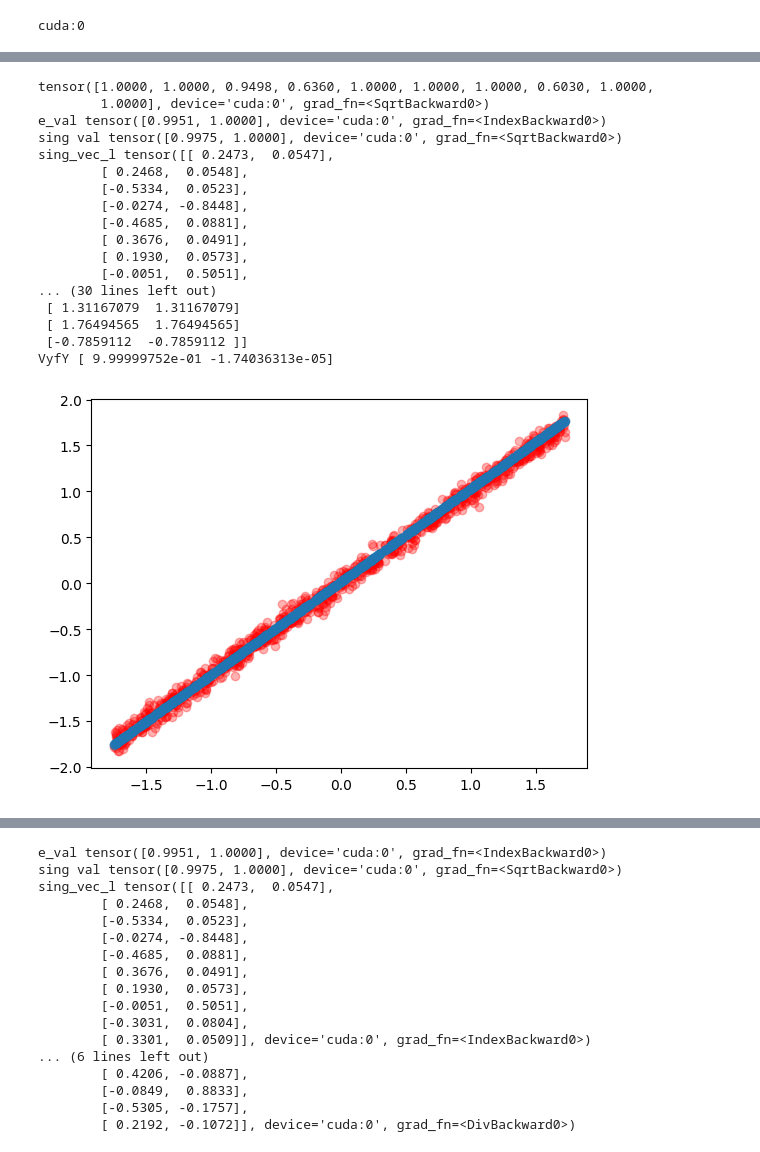
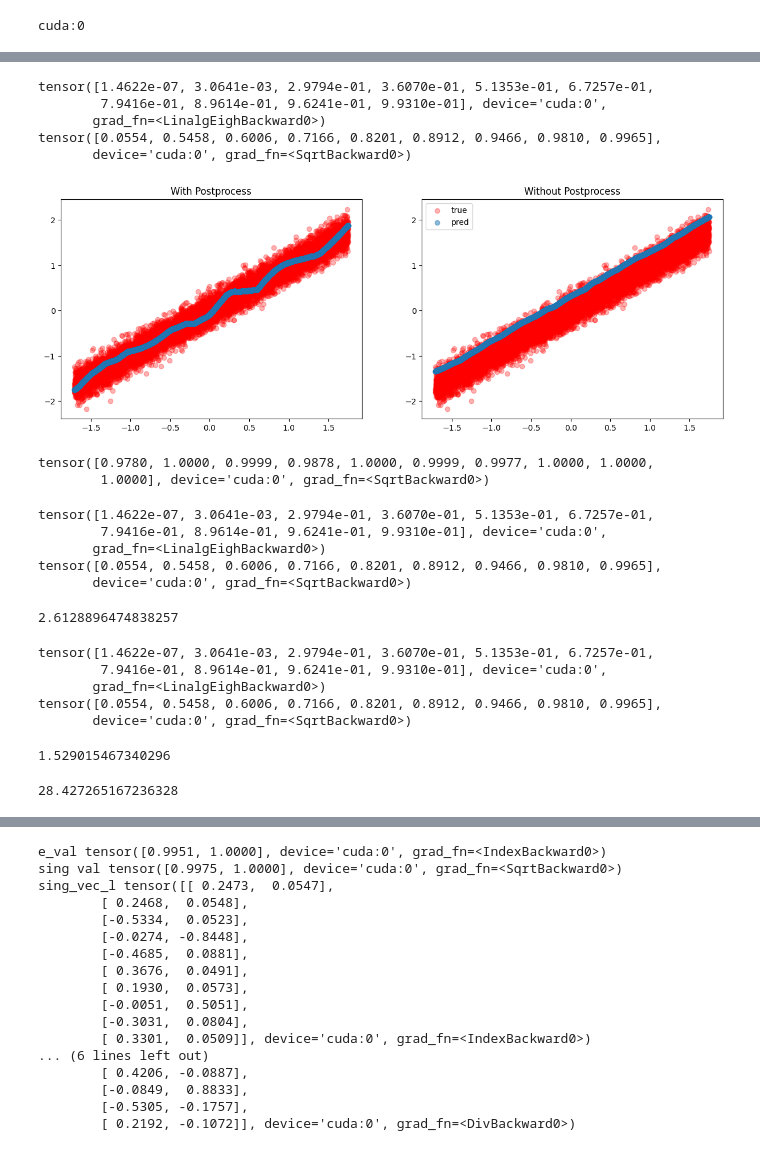
Before and after one commit to Danfoa/symm_rep_learn, a Jupyter notebook: NCP/examples/DeepSVD.ipynb, the cells around one changed output, grey strips where cells are left out. Cells and saved outputs as stored; diff of their text form; code cells hidden in the pictures.

```diff
--- a/NCP/examples/DeepSVD.ipynb
+++ b/NCP/examples/DeepSVD.ipynb
@@ -73,8 +67,8 @@ torch.manual_seed(0)
 config = {
     'input_shape': X_train.shape[-1],
     'output_shape': 10,
-    'n_hidden': 0,
-    'layer_size': 64,
+    'n_hidden': 2,
+    'layer_size': 128,
     'lr': 1e-3,
     'gamma': 0,
     'epochs':2e3,
@@ -106,25 +101,29 @@ plt.show()
-# %%
-pred = reg.predict(X_val).reshape(-1, 1)
-
-plt.scatter(X_val, Y_val, color='r', alpha=0.3)
-plt.scatter(X_val, pred, alpha=0.5)
-plt.show()
-# %% [output]
-tensor([1.0000, 1.0000, 0.9498, 0.6360, 1.0000, 1.0000, 1.0000, 0.6030, 1.0000,
-        1.0000], device='cuda:0', grad_fn=<SqrtBackward0>)
-e_val tensor([0.9951, 1.0000], device='cuda:0', grad_fn=<IndexBackward0>)
-sing val tensor([0.9975, 1.0000], device='cuda:0', grad_fn=<SqrtBackward0>)
-sing_vec_l tensor([[ 0.2473,  0.0547],
-        [ 0.2468,  0.0548],
-        [-0.5334,  0.0523],
-        [-0.0274, -0.8448],
-        [-0.4685,  0.0881],
-        [ 0.3676,  0.0491],
-        [ 0.1930,  0.0573],
-        [-0.0051,  0.5051],
-... (30 lines left out)
- [ 1.31167079  1.31167079]
- [ 1.76494565  1.76494565]
- [-0.7859112  -0.7859112 ]]
-VyfY [ 9.99999752e-01 -1.74036313e-05]
-[figure, removed]
+# %%
+fig, axs = plt.subplots(1,2, figsize=(15,5))
+
+ax=axs[0]
+pred = reg.predict(X_train, postprocessing=True).reshape(-1, 1)
+ax.scatter(X_train, Y_train, color='r', alpha=0.3, label='true')
+ax.scatter(X_train, pred, alpha=0.5, label = 'pred')
+ax.set_title('With Postprocess')
+
+ax=axs[1]
+pred = reg.predict(X_train, postprocessing=False).reshape(-1, 1)
+ax.scatter(X_train, Y_train, color='r', alpha=0.3, label='true')
+ax.scatter(X_train, pred, alpha=0.5, label = 'pred')
+ax.set_title('Without Postprocess')
+
+plt.legend()
+plt.show()
+# %% [output]
+tensor([1.4622e-07, 3.0641e-03, 2.9794e-01, 3.6070e-01, 5.1353e-01, 6.7257e-01,
+        7.9416e-01, 8.9614e-01, 9.6241e-01, 9.9310e-01], device='cuda:0',
+       grad_fn=<LinalgEighBackward0>)
+tensor([0.0554, 0.5458, 0.6006, 0.7166, 0.8201, 0.8912, 0.9466, 0.9810, 0.9965],
+       device='cuda:0', grad_fn=<SqrtBackward0>)
+[figure, added]
+# %%
+torch.sqrt(torch.exp(-reg.models['S'].weights ** 2))
+# %% [output]
+tensor([0.9780, 1.0000, 0.9999, 0.9878, 1.0000, 0.9999, 0.9977, 1.0000, 1.0000,
+        1.0000], device='cuda:0', grad_fn=<SqrtBackward0>)
@@ -130,0 +133,22 @@ VyfY [ 9.99999752e-01 -1.74036313e-05]
+# %%
+reg.joint_probability(interval_A, interval_B, postprocessing=True)
+# %% [output]
+tensor([1.4622e-07, 3.0641e-03, 2.9794e-01, 3.6070e-01, 5.1353e-01, 6.7257e-01,
+        7.9416e-01, 8.9614e-01, 9.6241e-01, 9.9310e-01], device='cuda:0',
+       grad_fn=<LinalgEighBackward0>)
+tensor([0.0554, 0.5458, 0.6006, 0.7166, 0.8201, 0.8912, 0.9466, 0.9810, 0.9965],
+       device='cuda:0', grad_fn=<SqrtBackward0>)
+2.6128896474838257
+# %%
+reg.conditional_probability(interval_A, interval_B, postprocessing=True)
+# %% [output]
+tensor([1.4622e-07, 3.0641e-03, 2.9794e-01, 3.6070e-01, 5.1353e-01, 6.7257e-01,
+        7.9416e-01, 8.9614e-01, 9.6241e-01, 9.9310e-01], device='cuda:0',
+       grad_fn=<LinalgEighBackward0>)
+tensor([0.0554, 0.5458, 0.6006, 0.7166, 0.8201, 0.8912, 0.9466, 0.9810, 0.9965],
+       device='cuda:0', grad_fn=<SqrtBackward0>)
+1.529015467340296
+# %%
+reg.joint_probability(interval_A, interval_B, postprocessing=False)
+# %% [output]
+28.427265167236328
```
Also changed, not shown: parts of 10 cells of this notebook, 3 other files.
